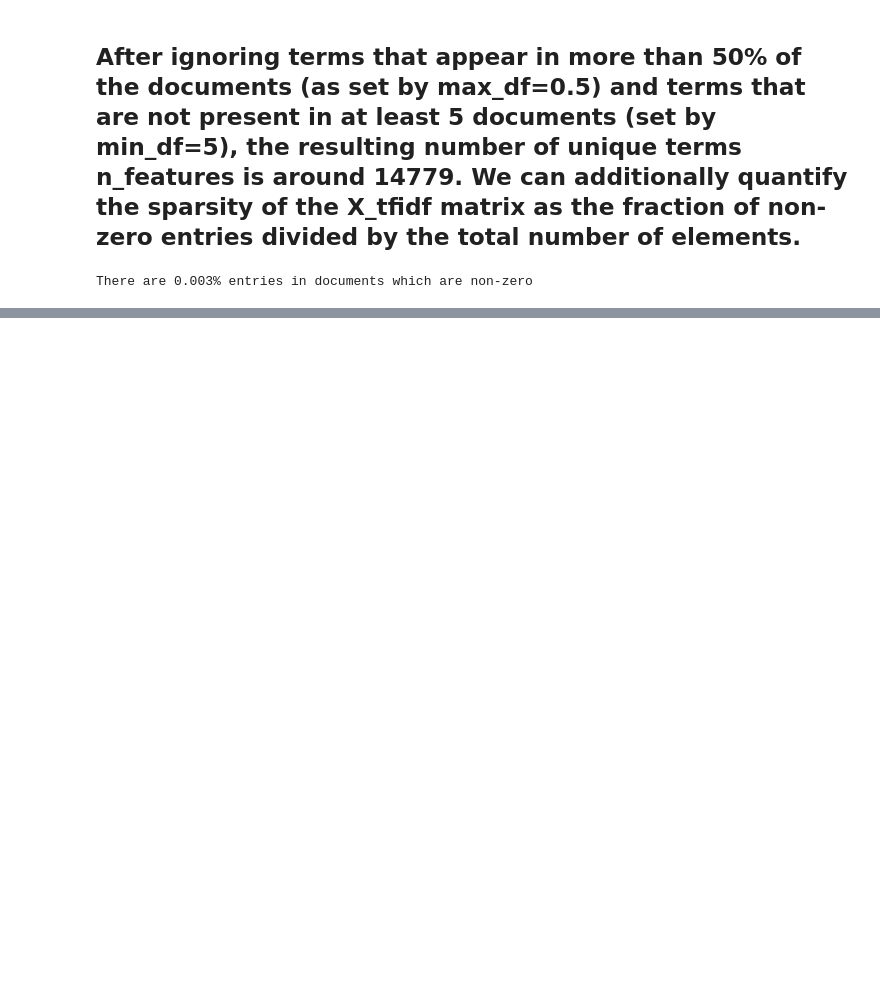
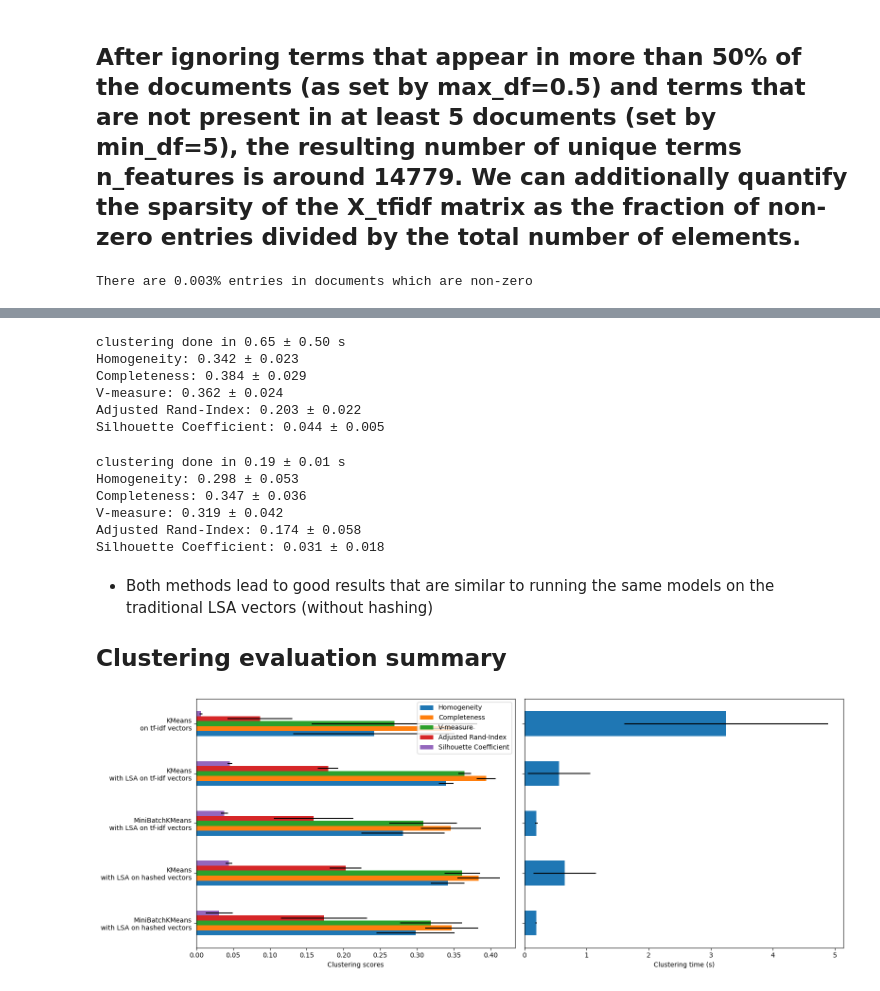
Before and after one commit to RadhaRamanJha/DS-Assignments, a Jupyter notebook: K_means_clustering/KMeans_Clustering_of_text_documents.ipynb, the cells around one changed output, grey strips where cells are left out. Drawn from its saved outputs; the diff is of its cells as text; code cells hidden in the pictures; blank space fills up the shorter version.

```diff
--- a/K_means_clustering/KMeans_Clustering_of_text_documents.ipynb
+++ b/K_means_clustering/KMeans_Clustering_of_text_documents.ipynb
@@ -123,0 +309,47 @@ There are 0.003% entries in documents which are non-zero
+# %%
+fit_and_evaluate(kmeans, X_hashed_lsa, name="KMeans\nwith LSA on hashed vectors")
+# %% [output]
+clustering done in 0.65 ± 0.50 s
+Homogeneity: 0.342 ± 0.023
+Completeness: 0.384 ± 0.029
+V-measure: 0.362 ± 0.024
+Adjusted Rand-Index: 0.203 ± 0.022
+Silhouette Coefficient: 0.044 ± 0.005
+# %%
+fit_and_evaluate(
+    minibatch_kmeans,
+    X_hashed_lsa,
+    name="MiniBatchKMeans\nwith LSA on hashed vectors",
+)
+# %% [output]
+clustering done in 0.19 ± 0.01 s
+Homogeneity: 0.298 ± 0.053
+Completeness: 0.347 ± 0.036
+V-measure: 0.319 ± 0.042
+Adjusted Rand-Index: 0.174 ± 0.058
+Silhouette Coefficient: 0.031 ± 0.018
+# %% [markdown]
+- Both methods lead to good results that are similar to running the same models on the traditional LSA vectors (without hashing)
+
+## Clustering evaluation summary
+# %%
+import matplotlib.pyplot as plt
+import pandas as pd
+
+fig, (ax0, ax1) = plt.subplots(ncols=2, figsize=(16, 6), sharey=True)
+
+df = pd.DataFrame(evaluations[::-1]).set_index("estimator")
+df_std = pd.DataFrame(evaluations_std[::-1]).set_index("estimator")
+
+df.drop(
+    ["train_time"],
+    axis="columns",
+).plot.barh(ax=ax0, xerr=df_std)
+ax0.set_xlabel("Clustering scores")
+ax0.set_ylabel("")
+
+df["train_time"].plot.barh(ax=ax1, xerr=df_std["train_time"])
+ax1.set_xlabel("Clustering time (s)")
+plt.tight_layout()
+# %% [output]
+[figure, added]
```
Also changed, not shown: parts of 21 cells of this notebook.
